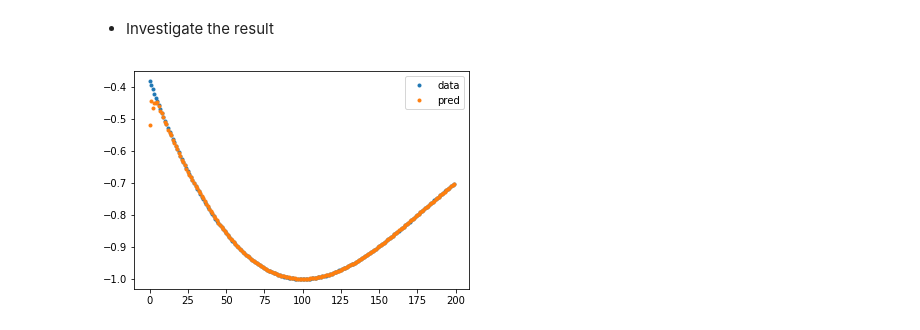
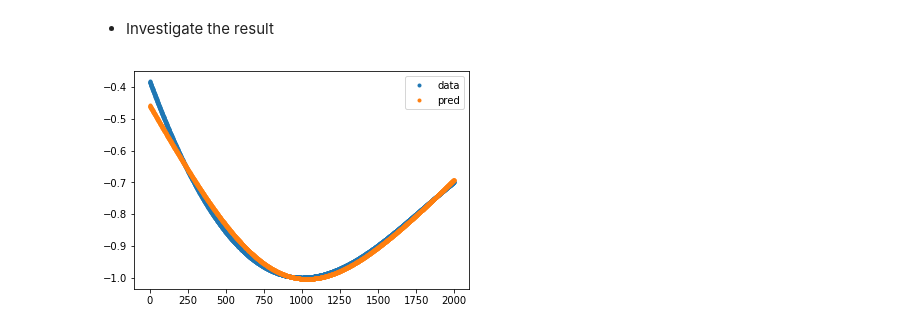
Before and after one commit to landajuela/PyTorch-examples, a Jupyter notebook: Signal2Signal.ipynb, the cells around one changed output. Saved outputs shown, nothing was run; the diff lists cells and outputs as text; code cells hidden in the pictures.

```diff
--- a/Signal2Signal.ipynb
+++ b/Signal2Signal.ipynb
@@ -181,7 +236,7 @@ def init_weights(self):
 Setup the training process: Model + Loss + Optimizer
 # %%
 # Data parameters
-h_size = 0.01
+h_size = 0.001
 seq_len = 100
 
 # Global parameters
@@ -189,9 +244,12 @@ input_dim = 3      # input dimension
 hidden_dim = 100   # hidden layer dimension
 layer_dim = 1      # number of hidden layers
 output_dim = 1     # output dimension
+rnn_type = 'RNN'   # type of cell
+cell_model = True  # Wether we use nn.RNN or nn.RNNCell
 
 # Dataset
 dataset = Sig2SigDataset(h_size, seq_len)
+print('Length of dataset: {}\n'.format(dataset.__len__()))
 # DataLoader
 train_loader = DataLoader(dataset = dataset,
                           batch_size = 32,
@@ -199,7 +257,10 @@ train_loader = DataLoader(dataset = dataset,
                           num_workers = 1)
 
 # Model
-model = RNNModel(input_dim, hidden_dim, layer_dim, output_dim)
+if not cell_model:
+    model = RNNModel(input_dim, hidden_dim, layer_dim, output_dim, rnn_type)
+else:
+    model = RNNModelWithCell(input_dim, hidden_dim, output_dim, rnn_type)
 
 # Initialization
 model.apply(init_weights)
@@ -207,7 +268,12 @@ model.apply(init_weights)
 # Criterion
 criterion = nn.MSELoss()
 
-# SGD Optimizer
-learning_rate = 0.0001
+# Optimizer
+learning_rate = 0.01
 optimizer = torch.optim.Adam(model.parameters(), lr = learning_rate)
+
+# Scheduler
+gamma = 0.5 # Decay LR by a factor of gamma every step_size epochs
+scheduler = torch.optim.lr_scheduler.StepLR(optimizer, step_size = 7, gamma = gamma)
+#scheduler = torch.optim.lr_scheduler.ReduceLROnPlateau(optimizer)
 # %% [output]
@@ -222,9 +290,12 @@ Initialization of bias_hh_l0...done
 # %% [markdown]
 * Create the training loop:
 # %%
-num_epochs = 4000
+num_epochs = 500
 
 for epoch in range(num_epochs):
+
+    # Adjust the learning rate
+    scheduler.step()
 
     for i, data in enumerate(train_loader, 0):
 
@@ -242,7 +313,7 @@ for epoch in range(num_epochs):
         optimizer.step()
 
         if epoch % 100 == 0:
-            if i % 16 == 0:
+            if i % 20 == 0:
                 # Evaluation
                 model.eval()
                 with torch.no_grad():
@@ -277,27 +346,27 @@ Epoch : 3900, Iteration : 0, Loss : 6.876715360704111e-06
 # %%
 # Visualization
 with torch.no_grad():
 
-    h = 0.01;
+    h = 0.001;
     tt = torch.arange(-1.0, 1.0, h)
     lentt = tt.shape[0]
     T1 = f1(tt).view([1,lentt]).t()
     T2 = f2(tt).view([1,lentt]).t()
     T3 = f3(tt).view([1,lentt]).t()
     dataX = torch.cat((T1, T2, T3), 1)
     dataX = dataX.view(-1, dataX.shape[0], dataX.shape[1])
     T4 = f4(tt).view([1,lentt]).t()
     data = T4
 
     # Model in evaluation state
     model.eval()
 
     # Evalaute the model
     y_ = model(dataX)
 
     fig, ax = plt.subplots()
     ax.plot(data.numpy(),".", label="data")
     ax.plot(y_.view([lentt,1]).numpy(), ".", label="pred")
     ax.legend();
 # %% [output]
-[figure, old version]
+[figure, new version]
```
Also changed, not shown: parts of 11 cells of this notebook.
